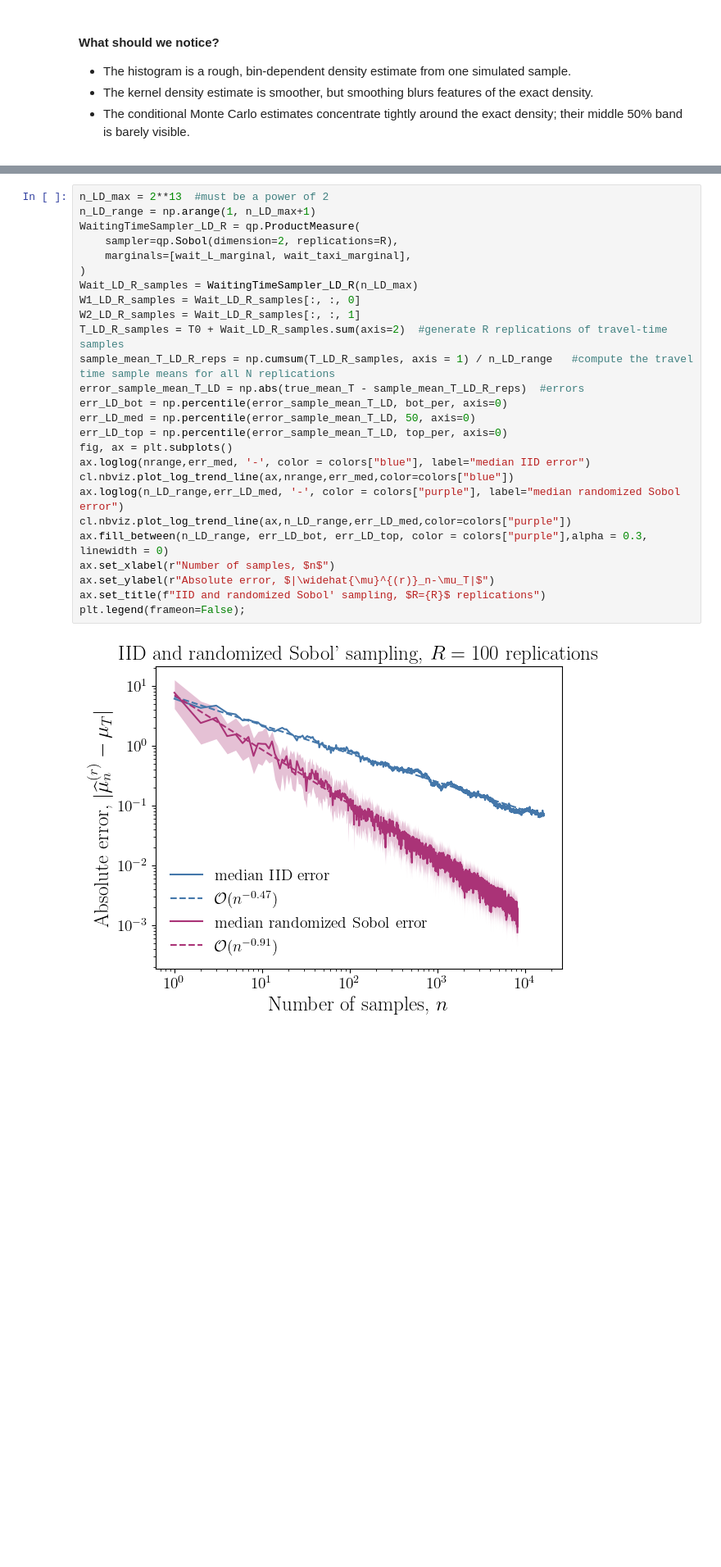
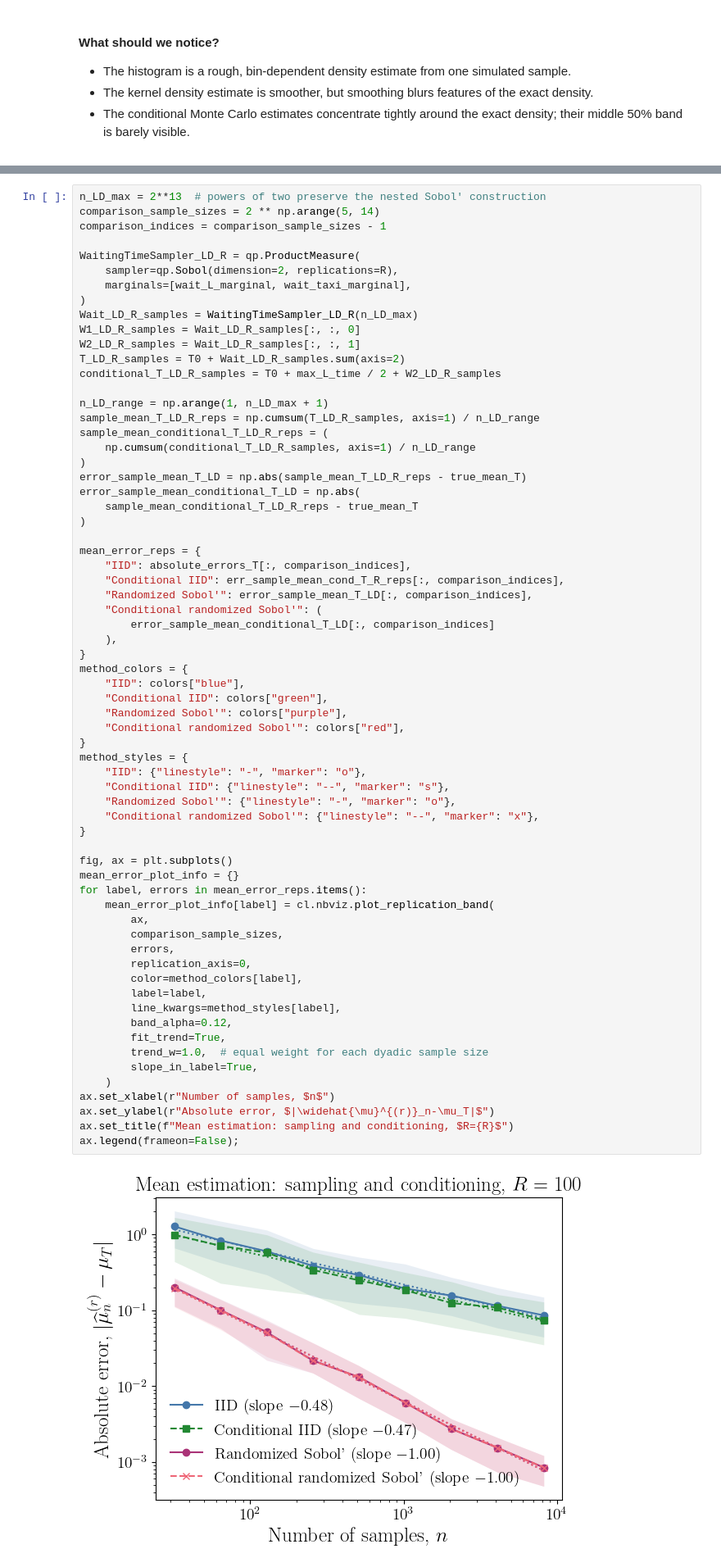
Before and after one commit to fjhickernell/MATH565Fall2026, a Jupyter notebook: notebooks/applications/AreWeThereYet.ipynb, the cells around one changed output, grey strips where cells are left out. Shown at 82% size. Saved outputs shown, nothing was run; the diff lists cells and outputs as text; blank space fills up the shorter version.

Commit message:
Compare conditional Monte Carlo with low-discrepancy sampling

```diff
--- a/notebooks/applications/AreWeThereYet.ipynb
+++ b/notebooks/applications/AreWeThereYet.ipynb
@@ -663,29 +688,69 @@ The marginal quantile functions transform these Sobol points into train and taxi
 # %%
-n_LD_max = 2**13  #must be a power of 2
-n_LD_range = np.arange(1, n_LD_max+1)
+n_LD_max = 2**13  # powers of two preserve the nested Sobol' construction
+comparison_sample_sizes = 2 ** np.arange(5, 14)
+comparison_indices = comparison_sample_sizes - 1
+
 WaitingTimeSampler_LD_R = qp.ProductMeasure(
     sampler=qp.Sobol(dimension=2, replications=R),
     marginals=[wait_L_marginal, wait_taxi_marginal],
 )
 Wait_LD_R_samples = WaitingTimeSampler_LD_R(n_LD_max)
 W1_LD_R_samples = Wait_LD_R_samples[:, :, 0]
 W2_LD_R_samples = Wait_LD_R_samples[:, :, 1]
-T_LD_R_samples = T0 + Wait_LD_R_samples.sum(axis=2)  #generate R replications of travel-time samples
-sample_mean_T_LD_R_reps = np.cumsum(T_LD_R_samples, axis = 1) / n_LD_range   #compute the travel time sample means for all N replications
-error_sample_mean_T_LD = np.abs(true_mean_T - sample_mean_T_LD_R_reps)  #errors
-err_LD_bot = np.percentile(error_sample_mean_T_LD, bot_per, axis=0)
-err_LD_med = np.percentile(error_sample_mean_T_LD, 50, axis=0)
-err_LD_top = np.percentile(error_sample_mean_T_LD, top_per, axis=0)
+T_LD_R_samples = T0 + Wait_LD_R_samples.sum(axis=2)
+conditional_T_LD_R_samples = T0 + max_L_time / 2 + W2_LD_R_samples
+
+n_LD_range = np.arange(1, n_LD_max + 1)
+sample_mean_T_LD_R_reps = np.cumsum(T_LD_R_samples, axis=1) / n_LD_range
+sample_mean_conditional_T_LD_R_reps = (
+    np.cumsum(conditional_T_LD_R_samples, axis=1) / n_LD_range
+)
+error_sample_mean_T_LD = np.abs(sample_mean_T_LD_R_reps - true_mean_T)
+error_sample_mean_conditional_T_LD = np.abs(
+    sample_mean_conditional_T_LD_R_reps - true_mean_T
+)
+
+mean_error_reps = {
+    "IID": absolute_errors_T[:, comparison_indices],
+    "Conditional IID": err_sample_mean_cond_T_R_reps[:, comparison_indices],
+    "Randomized Sobol'": error_sample_mean_T_LD[:, comparison_indices],
+    "Conditional randomized Sobol'": (
+        error_sample_mean_conditional_T_LD[:, comparison_indices]
+    ),
+}
+method_colors = {
+    "IID": colors["blue"],
+    "Conditional IID": colors["green"],
+    "Randomized Sobol'": colors["purple"],
+    "Conditional randomized Sobol'": colors["red"],
+}
+method_styles = {
+    "IID": {"linestyle": "-", "marker": "o"},
+    "Conditional IID": {"linestyle": "--", "marker": "s"},
+    "Randomized Sobol'": {"linestyle": "-", "marker": "o"},
+    "Conditional randomized Sobol'": {"linestyle": "--", "marker": "x"},
+}
+
 fig, ax = plt.subplots()
-ax.loglog(nrange,err_med, '-', color = colors["blue"], label="median IID error")
-cl.nbviz.plot_log_trend_line(ax,nrange,err_med,color=colors["blue"])
-ax.loglog(n_LD_range,err_LD_med, '-', color = colors["purple"], label="median randomized Sobol error")
-cl.nbviz.plot_log_trend_line(ax,n_LD_range,err_LD_med,color=colors["purple"])
-ax.fill_between(n_LD_range, err_LD_bot, err_LD_top, color = colors["purple"],alpha = 0.3, linewidth = 0)
+mean_error_plot_info = {}
+for label, errors in mean_error_reps.items():
+    mean_error_plot_info[label] = cl.nbviz.plot_replication_band(
+        ax,
+        comparison_sample_sizes,
+        errors,
+        replication_axis=0,
+        color=method_colors[label],
+        label=label,
+        line_kwargs=method_styles[label],
+        band_alpha=0.12,
+        fit_trend=True,
+        trend_w=1.0,  # equal weight for each dyadic sample size
+        slope_in_label=True,
+    )
 ax.set_xlabel(r"Number of samples, $n$")
 ax.set_ylabel(r"Absolute error, $|\widehat{\mu}^{(r)}_n-\mu_T|$")
-ax.set_title(f"IID and randomized Sobol' sampling, $R={R}$ replications")
-plt.legend(frameon=False);
+ax.set_title(f"Mean estimation: sampling and conditioning, $R={R}$")
+ax.legend(frameon=False);
 # %% [output]
-[figure, old version]
+[figure, new version]
 # %% [markdown]
```
Also changed, not shown: parts of 20 cells of this notebook, 1 other file.
